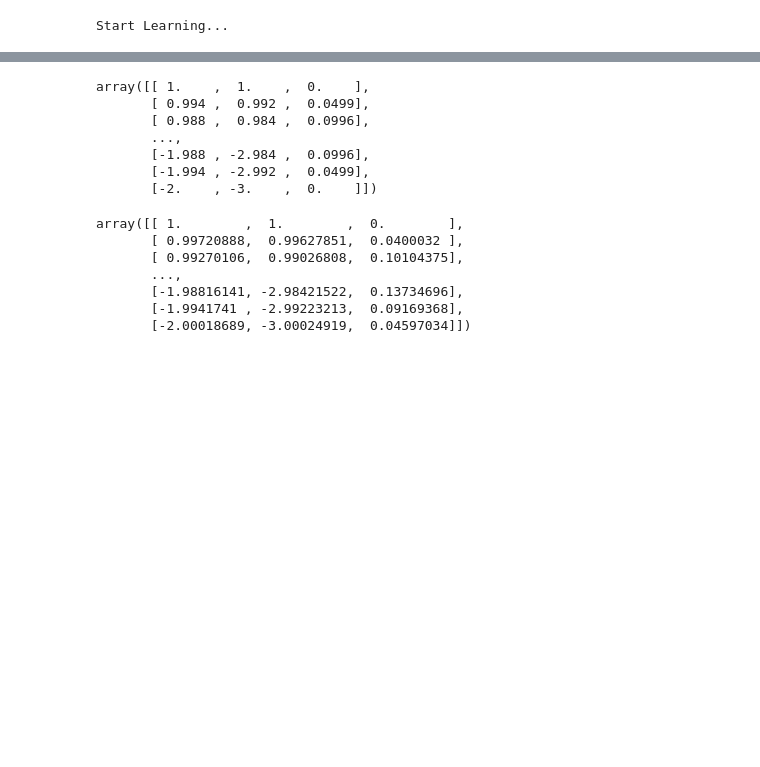
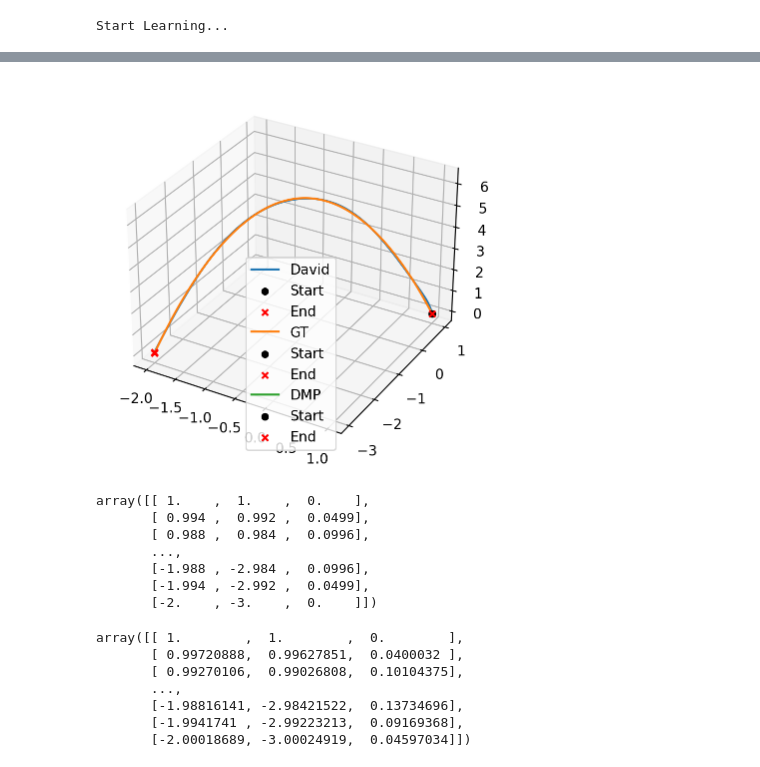
Before and after one commit to simonblaue/masterarbeit, a Jupyter notebook: tests.ipynb, the cells around one changed output, grey strips where cells are left out. Saved outputs shown, nothing was run; the diff lists cells and outputs as text; code cells hidden in the pictures; blank space fills up the shorter version.

```diff
--- a/tests.ipynb
+++ b/tests.ipynb
@@ -44,0 +45,4 @@ array([[ 1.000000e+00,  1.000000e+00,  0.000000e+00],
+# %%
+plotting.trj_3d([data_david, data_gt, data_dmp], [ "David", "GT", "DMP"], legend=True)
+# %% [output]
+[figure, added]
```
Also changed, not shown: parts of 6 cells of this notebook, 1 other file.
